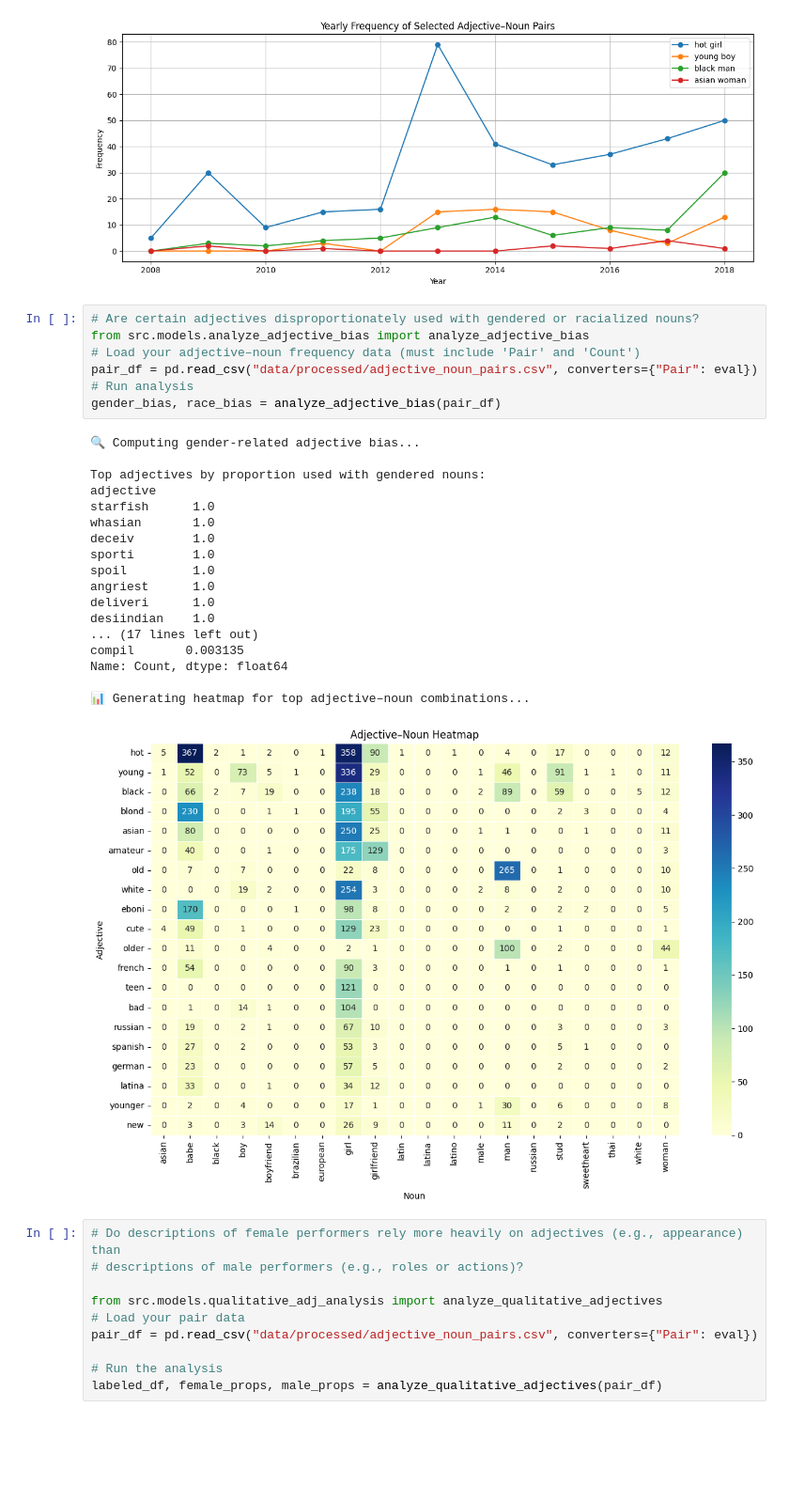
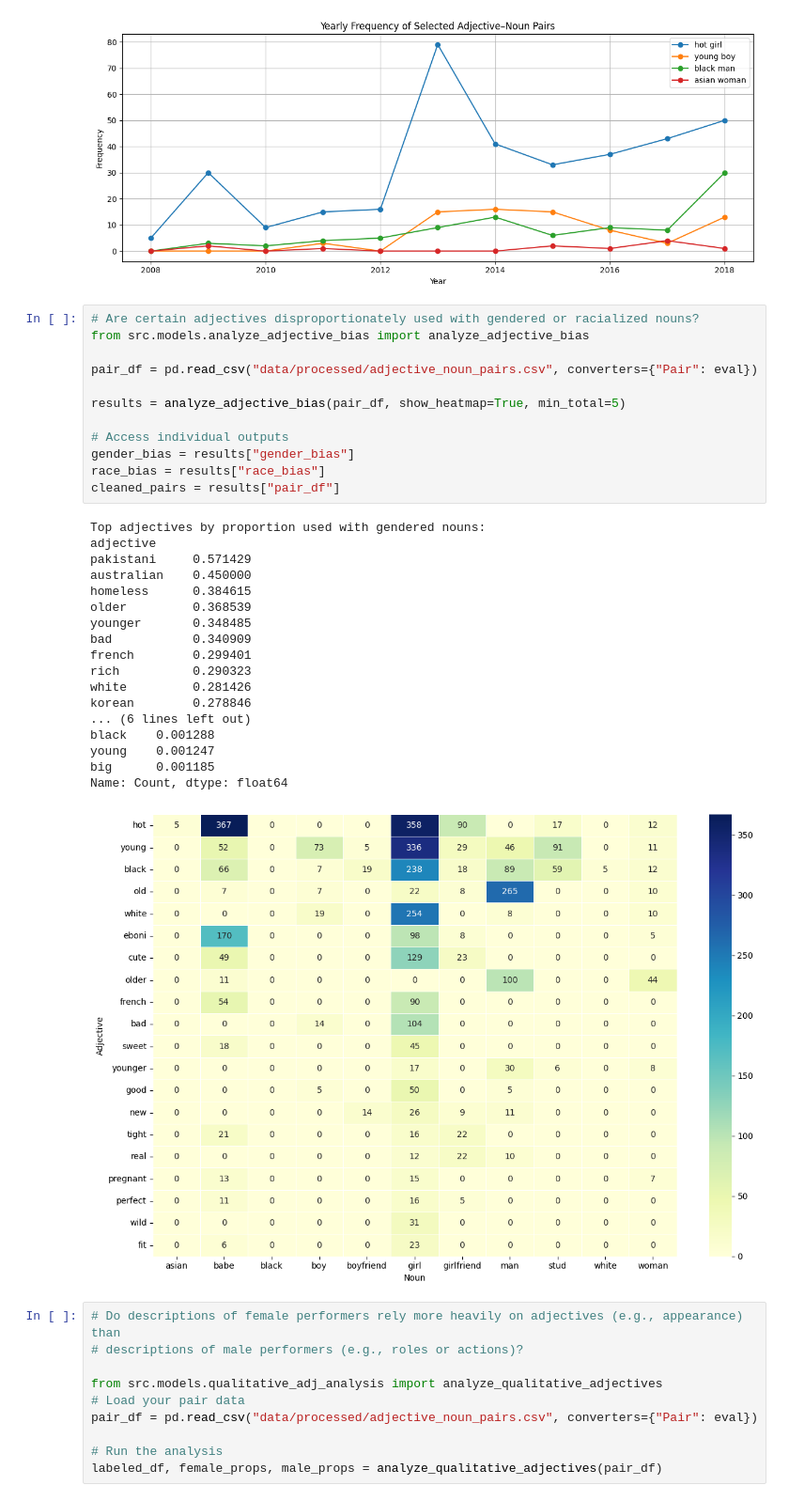
Before and after one commit to ptypes-nlesc/stereotype-map, a Jupyter notebook: notebooks/POS_tagging_dependency_parsing.ipynb, the cells around one changed output. Shown at 94% size. Cells and saved outputs as stored; diff of their text form; blank space fills up the shorter version.

```diff
--- a/notebooks/POS_tagging_dependency_parsing.ipynb
+++ b/notebooks/POS_tagging_dependency_parsing.ipynb
@@ -429,29 +429,34 @@ plt.show()
 # %%
 # Are certain adjectives disproportionately used with gendered or racialized nouns?
 from src.models.analyze_adjective_bias import analyze_adjective_bias
-# Load your adjective–noun frequency data (must include 'Pair' and 'Count')
+
 pair_df = pd.read_csv("data/processed/adjective_noun_pairs.csv", converters={"Pair": eval})
-# Run analysis
-gender_bias, race_bias = analyze_adjective_bias(pair_df)
+
+results = analyze_adjective_bias(pair_df, show_heatmap=True, min_total=5)
+
+# Access individual outputs
+gender_bias = results["gender_bias"]
+race_bias = results["race_bias"]
+cleaned_pairs = results["pair_df"]
 # %% [output]
-🔍 Computing gender-related adjective bias...
-
 Top adjectives by proportion used with gendered nouns:
 adjective
-starfish      1.0
-whasian       1.0
-deceiv        1.0
-sporti        1.0
-spoil         1.0
-angriest      1.0
-deliveri      1.0
-desiindian    1.0
-... (17 lines left out)
-compil       0.003135
+pakistani     0.571429
+australian    0.450000
+homeless      0.384615
+older         0.368539
+younger       0.348485
+bad           0.340909
+french        0.299401
+rich          0.290323
+white         0.281426
+korean        0.278846
+... (6 lines left out)
+black    0.001288
+young    0.001247
+big      0.001185
 Name: Count, dtype: float64
-
-📊 Generating heatmap for top adjective–noun combinations...
-[figure, old version]
+[figure, new version]
 # %%
 # Do descriptions of female performers rely more heavily on adjectives (e.g., appearance) than
 # descriptions of male performers (e.g., roles or actions)?
```
Also changed, not shown: 3 other files.
